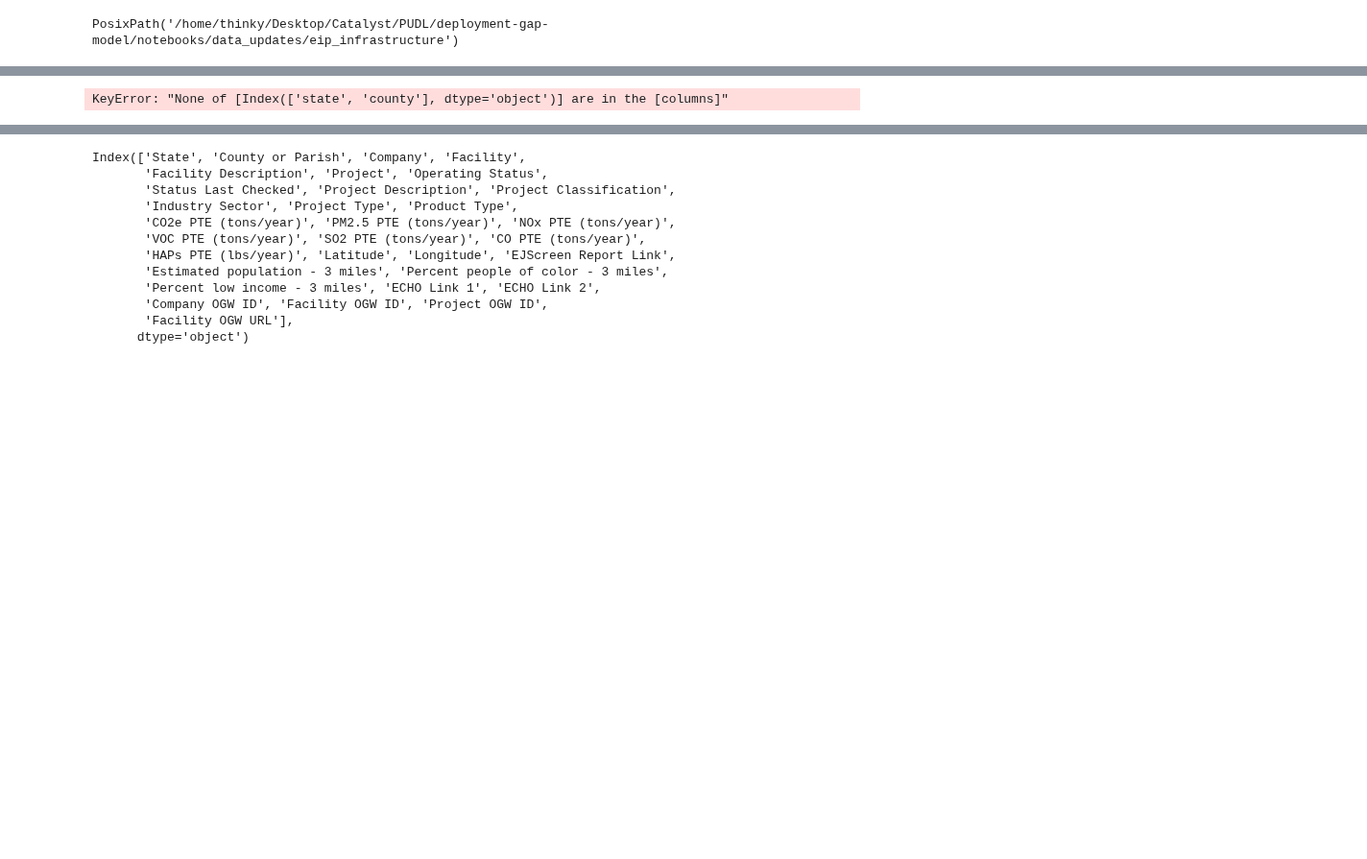
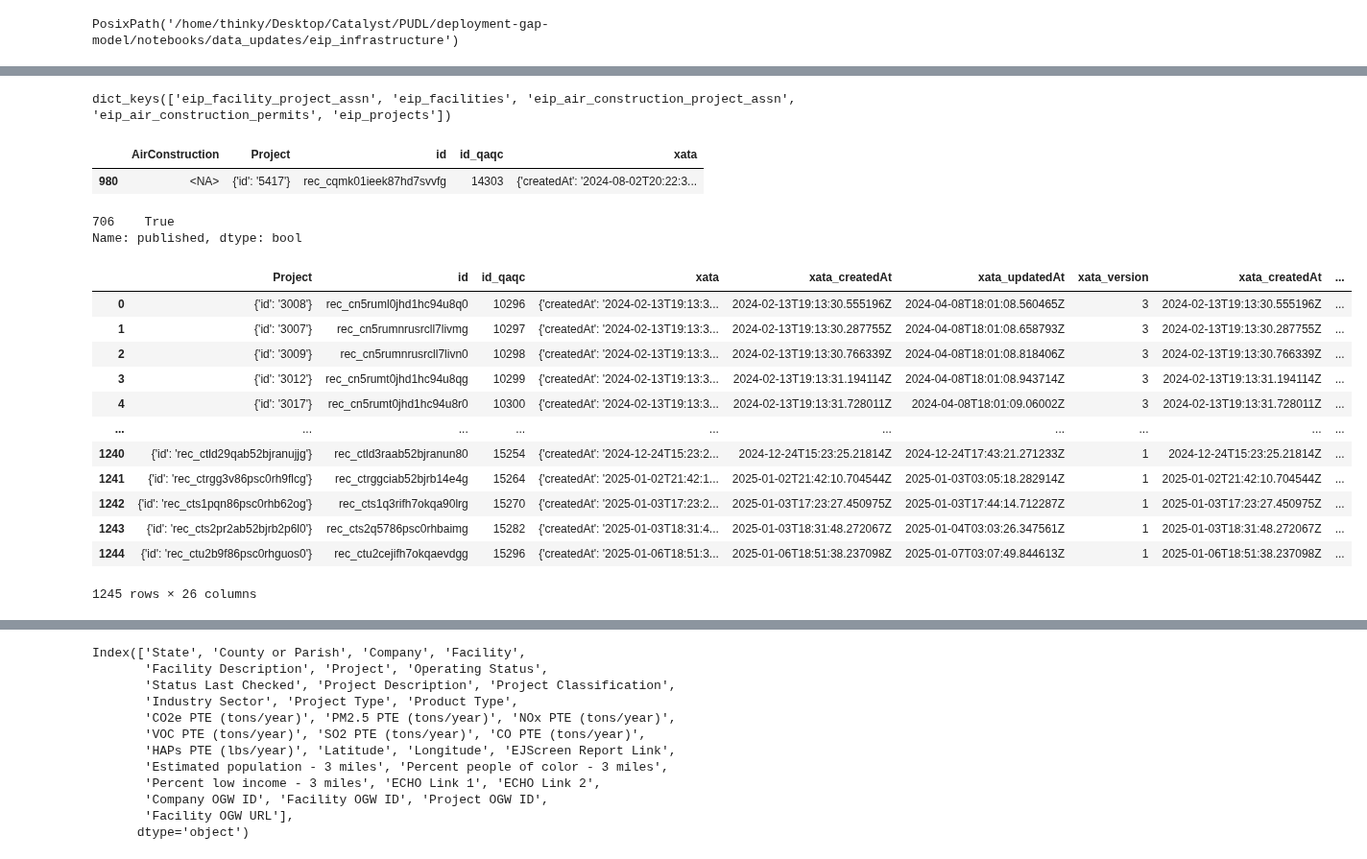
Before and after one commit to deployment-gap-model-education-fund/deployment-gap-model, a Jupyter notebook: notebooks/data_updates/eip_infrastructure/eip_update.ipynb, the cells around one changed output, grey strips where cells are left out. Shown at 96% size. Cells and saved outputs as stored; diff of their text form; code cells hidden in the pictures; blank space fills up the shorter version.

Commit message:
Stash first complete round of transforms for EIP data

```diff
--- a/notebooks/data_updates/eip_infrastructure/eip_update.ipynb
+++ b/notebooks/data_updates/eip_infrastructure/eip_update.ipynb
@@ -273,13 +104,46 @@ ValueError: Unable to parse string "rec_cn781u7mpsqufoolsqb0" at position 896
+# %%
+raw_dfs.keys()
+# %% [output]
+dict_keys(['eip_facility_project_assn', 'eip_facilities', 'eip_air_construction_project_assn', 'eip_air_construction_permits', 'eip_projects'])
+# %%
+raw_df[raw_df.Project == "{'id': '5417'}"]
+# %% [output]
+|  | AirConstruction | Project | id | id_qaqc | xata |
+| 980 | <NA> | {'id': '5417'} | rec_cqmk01ieek87hd7svvfg | 14303 | {'createdAt': '2024-08-02T20:22:3... |
+# %%
+proj_df[proj_df.project_id == "5417"].published
+# %% [output]
+706    True
+Name: published, dtype: bool
 # %%
-from dbcp.transform.eip_infrastructure import add_county_fips_with_backup_geocoding
+import pandas as pd
+col = 'xata'
+json_cols = pd.json_normalize(df['xata'].map(eval))
+json_cols = json_cols.add_prefix('xata_')
+json_cols
+df = pd.concat([df, json_cols], axis="columns")
+df.drop(col, axis="columns")
 
-fac = add_county_fips_with_backup_geocoding(
-        facilities, state_col="state", locality_col="county"
-    )
+col = 'Facility'
+prefix = "facility_"
+json_cols = pd.json_normalize(df[col].map(eval))
-# %% [output]
-KeyError: "None of [Index(['state', 'county'], dtype='object')] are in the [columns]"
+# %%
+json_cols = json_cols.add_prefix(prefix)
+df = pd.concat([df, json_cols], axis="columns")
 # %%
-
-old_eip_air = pd.read_excel("../../../data/raw/2023.05.24 OGW database.xlsx", sheet_name = "Project")
-new_eip_air = pd.read_excel("../../../data/raw/2024.11.28 OGW database.xlsx", sheet_name = "Projects")
+df.drop(col, axis="columns")
+# %% [output]
+|  | Project | id | id_qaqc | xata | xata_createdAt | xata_updatedAt | xata_version | xata_createdAt | ... |
+| 0 | {'id': '3008'} | rec_cn5ruml0jhd1hc94u8q0 | 10296 | {'createdAt': '2024-02-13T19:13:3... | 2024-02-13T19:13:30.555196Z | 2024-04-08T18:01:08.560465Z | 3 | 2024-02-13T19:13:30.555196Z | ... |
+| 1 | {'id': '3007'} | rec_cn5rumnrusrcll7livmg | 10297 | {'createdAt': '2024-02-13T19:13:3... | 2024-02-13T19:13:30.287755Z | 2024-04-08T18:01:08.658793Z | 3 | 2024-02-13T19:13:30.287755Z | ... |
+| 2 | {'id': '3009'} | rec_cn5rumnrusrcll7livn0 | 10298 | {'createdAt': '2024-02-13T19:13:3... | 2024-02-13T19:13:30.766339Z | 2024-04-08T18:01:08.818406Z | 3 | 2024-02-13T19:13:30.766339Z | ... |
+| 3 | {'id': '3012'} | rec_cn5rumt0jhd1hc94u8qg | 10299 | {'createdAt': '2024-02-13T19:13:3... | 2024-02-13T19:13:31.194114Z | 2024-04-08T18:01:08.943714Z | 3 | 2024-02-13T19:13:31.194114Z | ... |
+| 4 | {'id': '3017'} | rec_cn5rumt0jhd1hc94u8r0 | 10300 | {'createdAt': '2024-02-13T19:13:3... | 2024-02-13T19:13:31.728011Z | 2024-04-08T18:01:09.06002Z | 3 | 2024-02-13T19:13:31.728011Z | ... |
+| ... | ... | ... | ... | ... | ... | ... | ... | ... | ... |
+| 1240 | {'id': 'rec_ctld29qab52bjranujjg'} | rec_ctld3raab52bjranun80 | 15254 | {'createdAt': '2024-12-24T15:23:2... | 2024-12-24T15:23:25.21814Z | 2024-12-24T17:43:21.271233Z | 1 | 2024-12-24T15:23:25.21814Z | ... |
+| 1241 | {'id': 'rec_ctrgg3v86psc0rh9flcg'} | rec_ctrggciab52bjrb14e4g | 15264 | {'createdAt': '2025-01-02T21:42:1... | 2025-01-02T21:42:10.704544Z | 2025-01-03T03:05:18.282914Z | 1 | 2025-01-02T21:42:10.704544Z | ... |
+| 1242 | {'id': 'rec_cts1pqn86psc0rhb62og'} | rec_cts1q3rifh7okqa90lrg | 15270 | {'createdAt': '2025-01-03T17:23:2... | 2025-01-03T17:23:27.450975Z | 2025-01-03T17:44:14.712287Z | 1 | 2025-01-03T17:23:27.450975Z | ... |
+| 1243 | {'id': 'rec_cts2pr2ab52bjrb2p6l0'} | rec_cts2q5786psc0rhbaimg | 15282 | {'createdAt': '2025-01-03T18:31:4... | 2025-01-03T18:31:48.272067Z | 2025-01-04T03:03:26.347561Z | 1 | 2025-01-03T18:31:48.272067Z | ... |
+| 1244 | {'id': 'rec_ctu2b9f86psc0rhguos0'} | rec_ctu2cejifh7okqaevdgg | 15296 | {'createdAt': '2025-01-06T18:51:3... | 2025-01-06T18:51:38.237098Z | 2025-01-07T03:07:49.844613Z | 1 | 2025-01-06T18:51:38.237098Z | ... |
+1245 rows × 26 columns
 # %%
```
Also changed, not shown: parts of 15 cells of this notebook, 1 other file.
